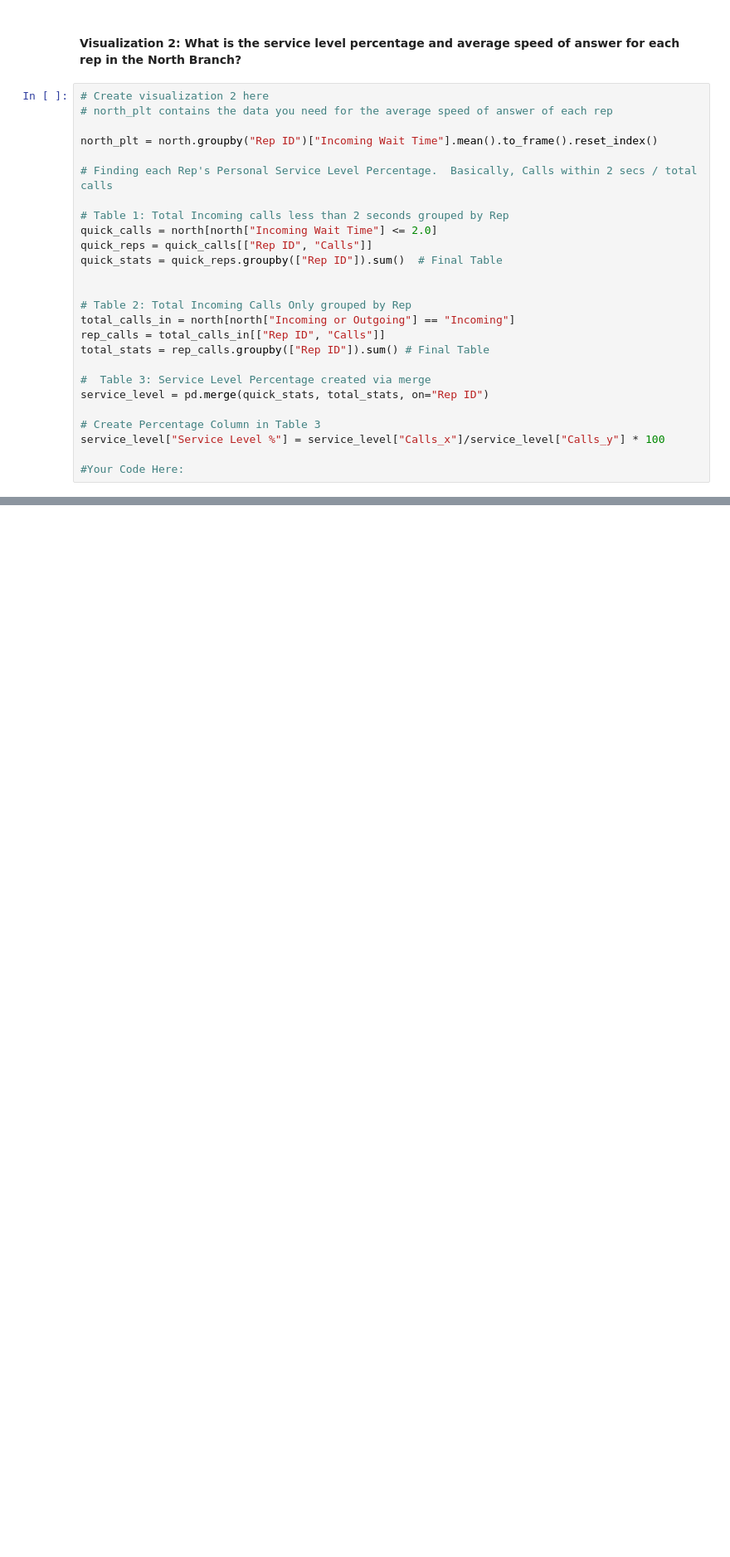
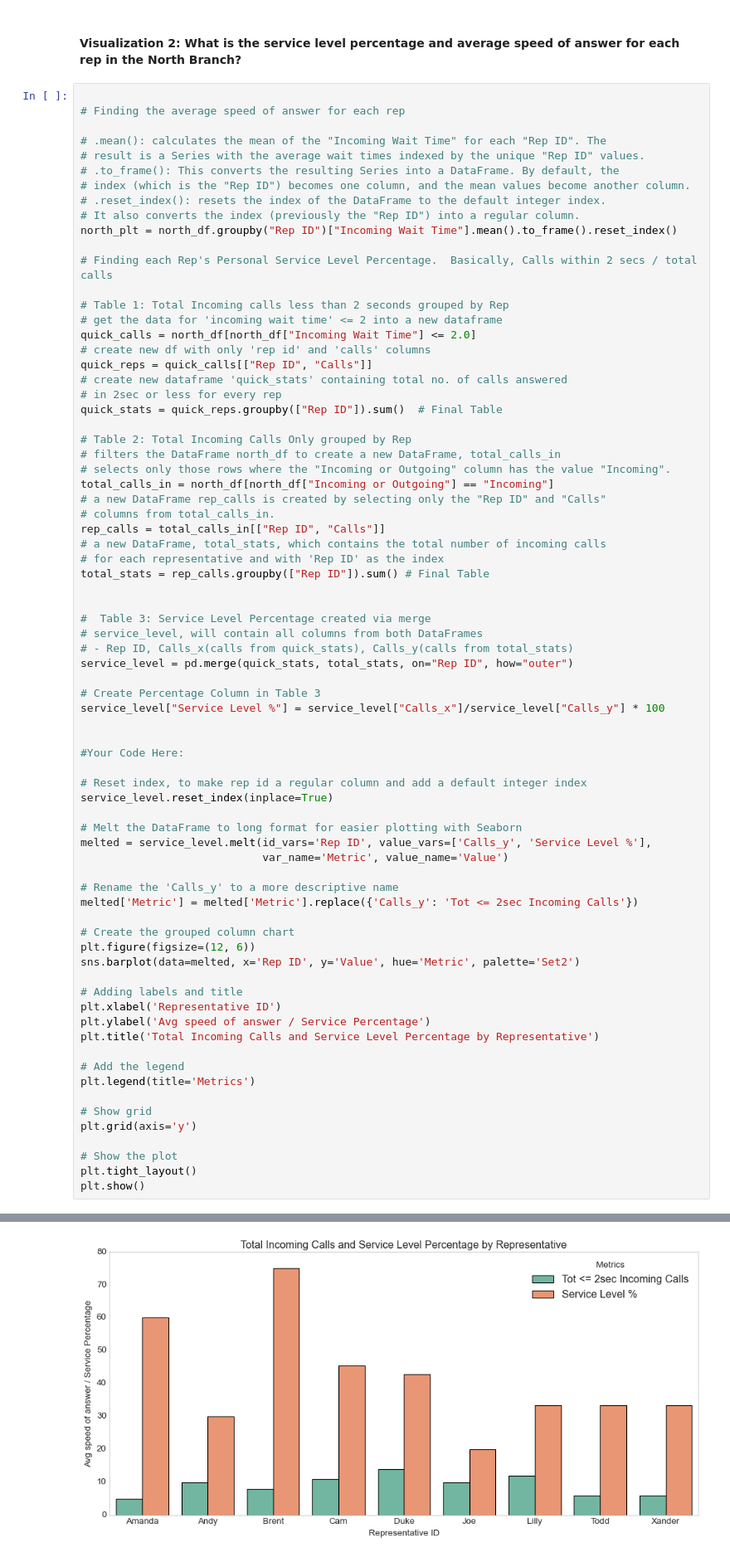
Before and after one commit to LSHAlluri/call-center-cleanup-assignment, a Jupyter notebook: Call_Center_Cleanup.ipynb, the cells around one changed output, grey strips where cells are left out. Shown at 83% size. Cells and saved outputs as stored; diff of their text form; blank space fills up the shorter version.

Commit message:
Call Center Cleanup Graded Assignment - completed

```diff
--- a/Call_Center_Cleanup.ipynb
+++ b/Call_Center_Cleanup.ipynb
@@ -400,29 +417,77 @@ for i in range(4):
 # %% [markdown]
 #### Visualization 2: What is the service level percentage and average speed of answer for each rep in the North Branch?
 # %%
-# Create visualization 2 here
-# north_plt contains the data you need for the average speed of answer of each rep
 
-north_plt = north.groupby("Rep ID")["Incoming Wait Time"].mean().to_frame().reset_index()
+# Finding the average speed of answer for each rep
+
+# .mean(): calculates the mean of the "Incoming Wait Time" for each "Rep ID". The
+# result is a Series with the average wait times indexed by the unique "Rep ID" values.
+# .to_frame(): This converts the resulting Series into a DataFrame. By default, the
+# index (which is the "Rep ID") becomes one column, and the mean values become another column.
+# .reset_index(): resets the index of the DataFrame to the default integer index.
+# It also converts the index (previously the "Rep ID") into a regular column.
+north_plt = north_df.groupby("Rep ID")["Incoming Wait Time"].mean().to_frame().reset_index()
 
 # Finding each Rep's Personal Service Level Percentage.  Basically, Calls within 2 secs / total calls
 
 # Table 1: Total Incoming calls less than 2 seconds grouped by Rep
-quick_calls = north[north["Incoming Wait Time"] <= 2.0]
+# get the data for 'incoming wait time' <= 2 into a new dataframe
+quick_calls = north_df[north_df["Incoming Wait Time"] <= 2.0]
+# create new df with only 'rep id' and 'calls' columns
 quick_reps = quick_calls[["Rep ID", "Calls"]]
+# create new dataframe 'quick_stats' containing total no. of calls answered
+# in 2sec or less for every rep
 quick_stats = quick_reps.groupby(["Rep ID"]).sum()  # Final Table
 
-
 # Table 2: Total Incoming Calls Only grouped by Rep
-total_calls_in = north[north["Incoming or Outgoing"] == "Incoming"]
+# filters the DataFrame north_df to create a new DataFrame, total_calls_in
+# selects only those rows where the "Incoming or Outgoing" column has the value "Incoming".
+total_calls_in = north_df[north_df["Incoming or Outgoing"] == "Incoming"]
+# a new DataFrame rep_calls is created by selecting only the "Rep ID" and "Calls"
+# columns from total_calls_in.
 rep_calls = total_calls_in[["Rep ID", "Calls"]]
+# a new DataFrame, total_stats, which contains the total number of incoming calls
+# for each representative and with 'Rep ID' as the index
 total_stats = rep_calls.groupby(["Rep ID"]).sum() # Final Table
 
+
 #  Table 3: Service Level Percentage created via merge
-service_level = pd.merge(quick_stats, total_stats, on="Rep ID")
+# service_level, will contain all columns from both DataFrames
+# - Rep ID, Calls_x(calls from quick_stats), Calls_y(calls from total_stats)
+service_level = pd.merge(quick_stats, total_stats, on="Rep ID", how="outer")
 
 # Create Percentage Column in Table 3
 service_level["Service Level %"] = service_level["Calls_x"]/service_level["Calls_y"] * 100
 
+
 #Your Code Here:
+
+# Reset index, to make rep id a regular column and add a default integer index
+service_level.reset_index(inplace=True)
+
+# Melt the DataFrame to long format for easier plotting with Seaborn
+melted = service_level.melt(id_vars='Rep ID', value_vars=['Calls_y', 'Service Level %'],
+                            var_name='Metric', value_name='Value')
+
+# Rename the 'Calls_y' to a more descriptive name
+melted['Metric'] = melted['Metric'].replace({'Calls_y': 'Tot <= 2sec Incoming Calls'})
+
+# Create the grouped column chart
+plt.figure(figsize=(12, 6))
+sns.barplot(data=melted, x='Rep ID', y='Value', hue='Metric', palette='Set2')
+
+# Adding labels and title
+plt.xlabel('Representative ID')
+plt.ylabel('Avg speed of answer / Service Percentage')
+plt.title('Total Incoming Calls and Service Level Percentage by Representative')
+
+# Add the legend
+plt.legend(title='Metrics')
+
+# Show grid
+plt.grid(axis='y')
+
+# Show the plot
+plt.tight_layout()
+plt.show()
 # %% [output]
@@ -430,3 +513,4 @@ NameError: name 'north' is not defined
+[figure, added]
 # %% [markdown]
 ##### Record your answer below:
 
```
Also changed, not shown: parts of 17 cells of this notebook.
